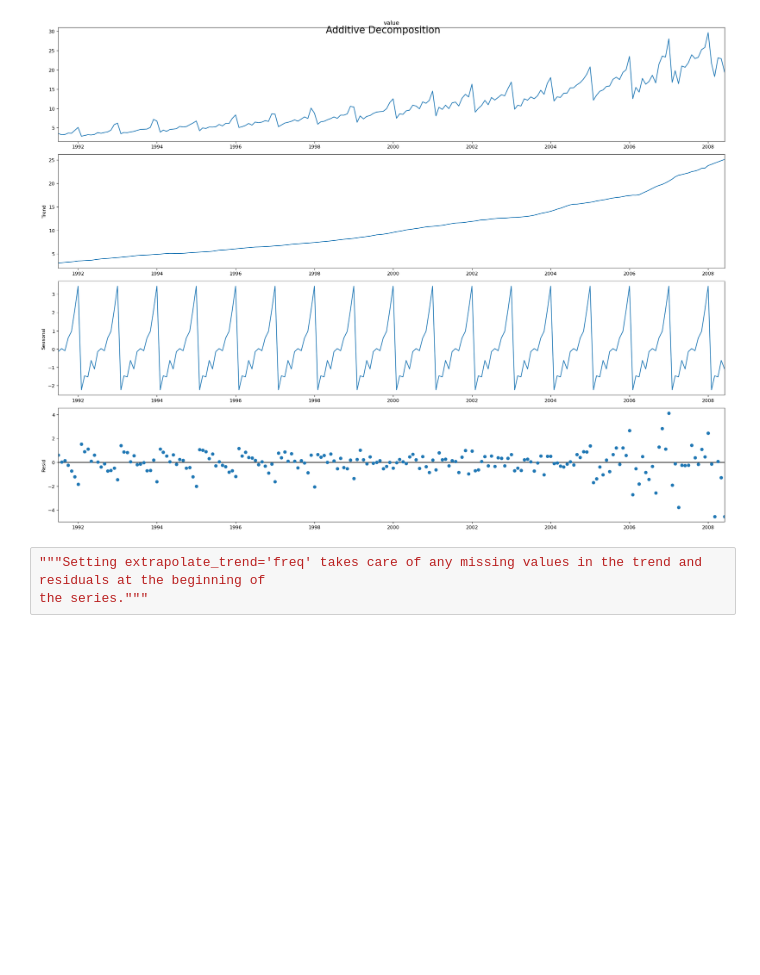
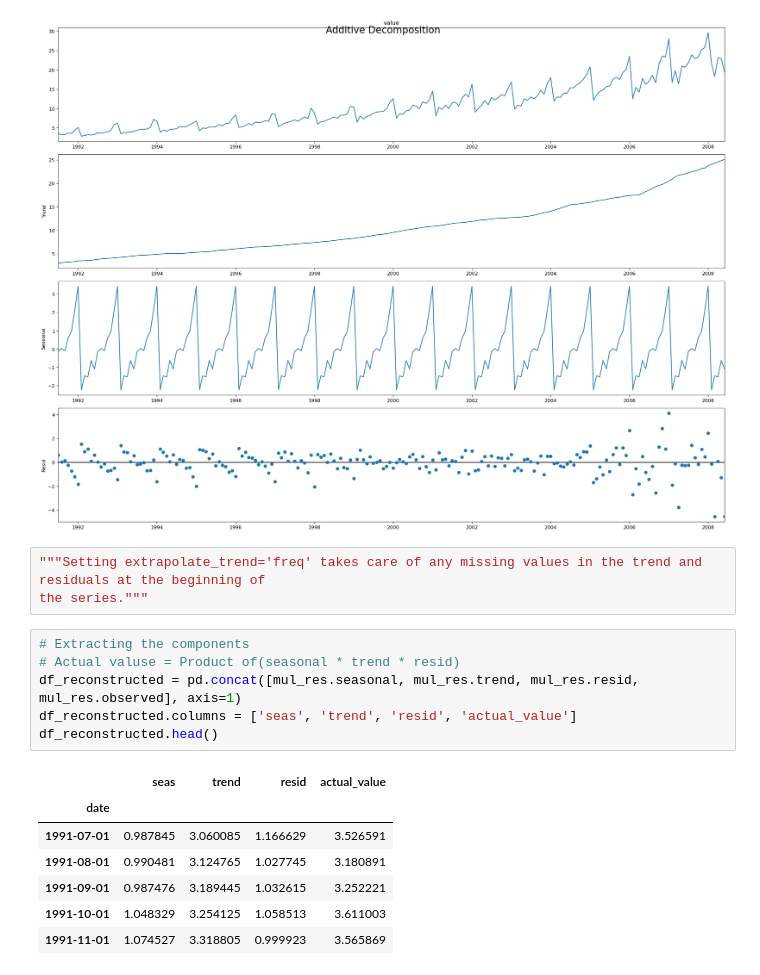
Before and after one commit to ReemaY/Python_DS_Basics, a Jupyter notebook: DS_TimeSeries1.ipynb, the cells around one changed output. Drawn from its saved outputs; the diff is of its cells as text; blank space fills up the shorter version.

```diff
--- a/DS_TimeSeries1.ipynb
+++ b/DS_TimeSeries1.ipynb
@@ -147,3 +160,17 @@ plt.show()
 # %%
 """Setting extrapolate_trend='freq' takes care of any missing values in the trend and residuals at the beginning of
 the series."""
+# %%
+# Extracting the components
+# Actual valuse = Product of(seasonal * trend * resid)
+df_reconstructed = pd.concat([mul_res.seasonal, mul_res.trend, mul_res.resid, mul_res.observed], axis=1)
+df_reconstructed.columns = ['seas', 'trend', 'resid', 'actual_value']
+df_reconstructed.head()
+# %% [output]
+|  | seas | trend | resid | actual_value |
+| date |  |  |  |  |
+| 1991-07-01 | 0.987845 | 3.060085 | 1.166629 | 3.526591 |
+| 1991-08-01 | 0.990481 | 3.124765 | 1.027745 | 3.180891 |
+| 1991-09-01 | 0.987476 | 3.189445 | 1.032615 | 3.252221 |
+| 1991-10-01 | 1.048329 | 3.254125 | 1.058513 | 3.611003 |
+| 1991-11-01 | 1.074527 | 3.318805 | 0.999923 | 3.565869 |
```
Also changed, not shown: parts of 4 cells of this notebook.
